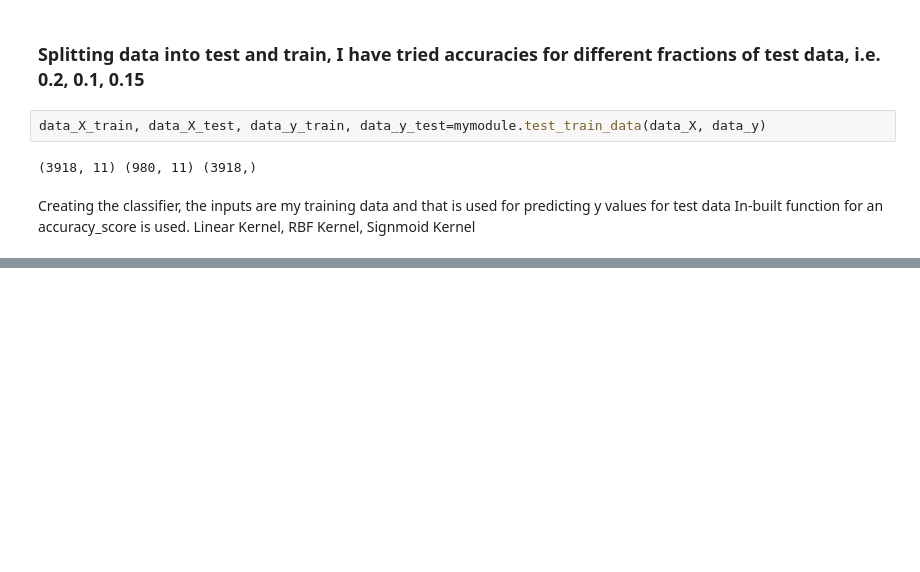
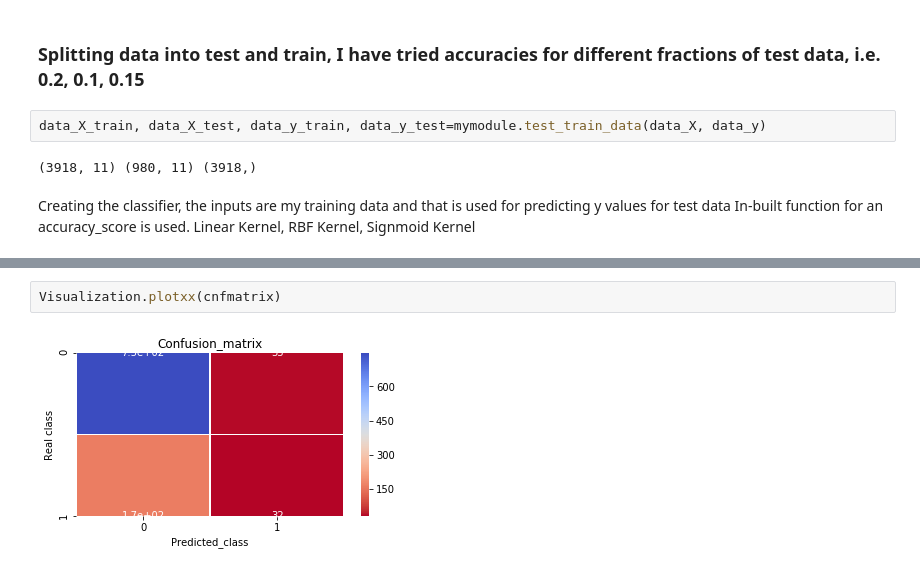
Before and after one commit to mozilla/PRESC, a Jupyter notebook: dev/simran0117/Sample.ipynb, the cells around one changed output, grey strips where cells are left out. Saved outputs shown, nothing was run; the diff lists cells and outputs as text; blank space fills up the shorter version.

```diff
--- a/dev/simran0117/Sample.ipynb
+++ b/dev/simran0117/Sample.ipynb
@@ -175,0 +196,4 @@ weighted avg       0.77      0.81      0.78       980
+# %%
+Visualization.plotxx(cnfmatrix)
+# %% [output]
+[figure, added]
```
Also changed, not shown: parts of 8 cells of this notebook, 1 other file.
